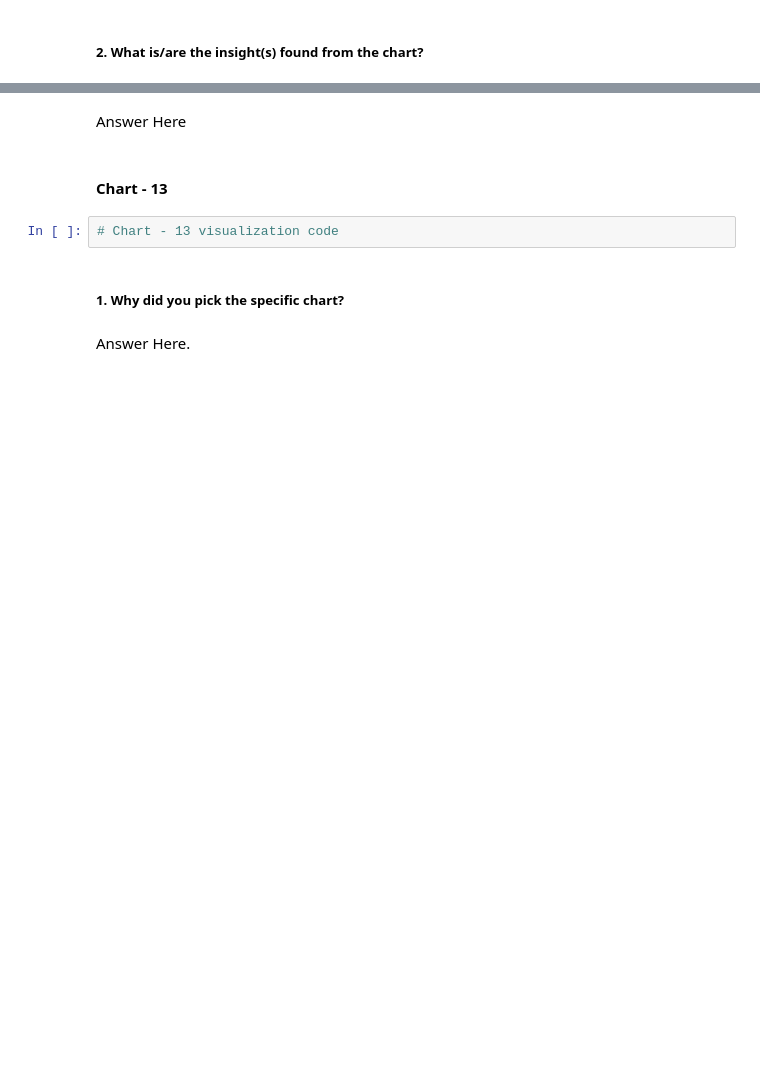
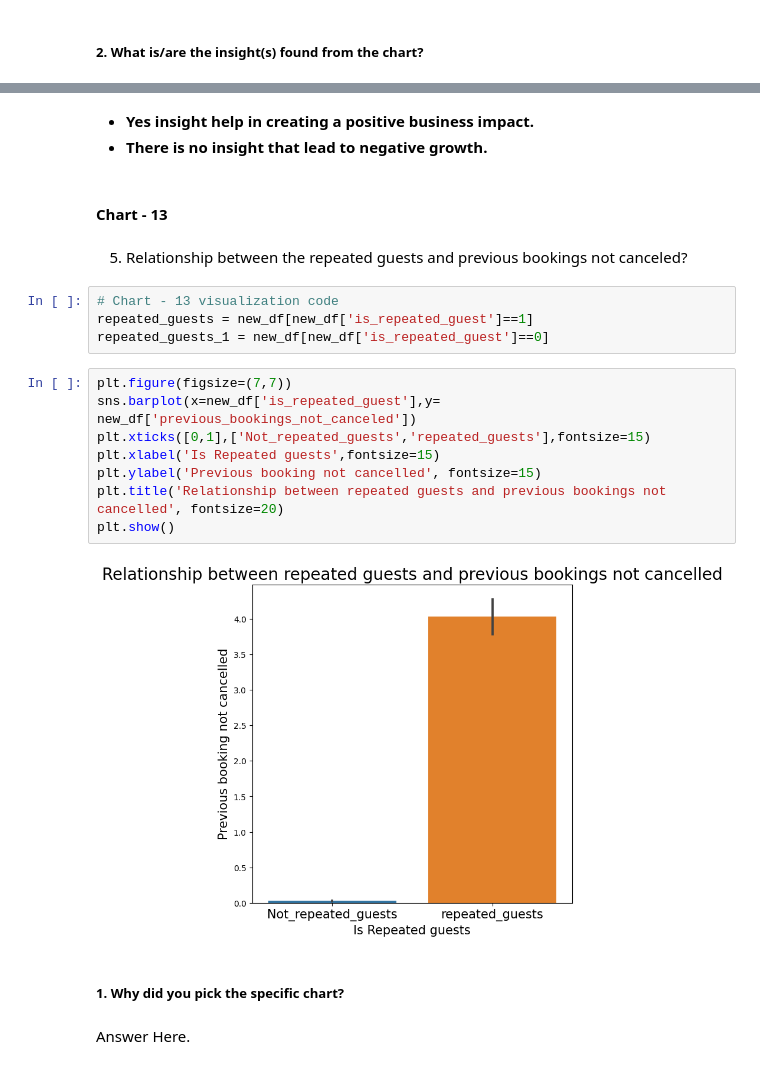
Before and after one commit to ShubhamAGWL/ShubhAG, a Jupyter notebook: Capstone_project_Hotel_Booking_Analysis.ipynb, the cells around one changed output, grey strips where cells are left out. Cells and saved outputs as stored; diff of their text form; blank space fills up the shorter version.

```diff
--- a/Capstone_project_Hotel_Booking_Analysis.ipynb
+++ b/Capstone_project_Hotel_Booking_Analysis.ipynb
@@ -865,10 +919,25 @@ Answer Here
 Are there any insights that lead to negative growth? Justify with specific reason.
-# %% [markdown]
-Answer Here
+# %% [markdown]
+* **Yes insight help in creating a positive business impact.**
+* **There is no insight that lead to negative growth.**
 # %% [markdown]
 #### Chart - 13
+# %% [markdown]
+5) Relationship between the repeated guests and previous bookings not canceled?
 # %%
 # Chart - 13 visualization code
+repeated_guests = new_df[new_df['is_repeated_guest']==1]
+repeated_guests_1 = new_df[new_df['is_repeated_guest']==0]
+# %%
+plt.figure(figsize=(7,7))
+sns.barplot(x=new_df['is_repeated_guest'],y= new_df['previous_bookings_not_canceled'])
+plt.xticks([0,1],['Not_repeated_guests','repeated_guests'],fontsize=15)
+plt.xlabel('Is Repeated guests',fontsize=15)
+plt.ylabel('Previous booking not cancelled', fontsize=15)
+plt.title('Relationship between repeated guests and previous bookings not cancelled', fontsize=20)
+plt.show()
+# %% [output]
+[figure, added]
 # %% [markdown]
 ##### 1. Why did you pick the specific chart?
 # %% [markdown]
```
Also changed, not shown: parts of 28 cells of this notebook.
